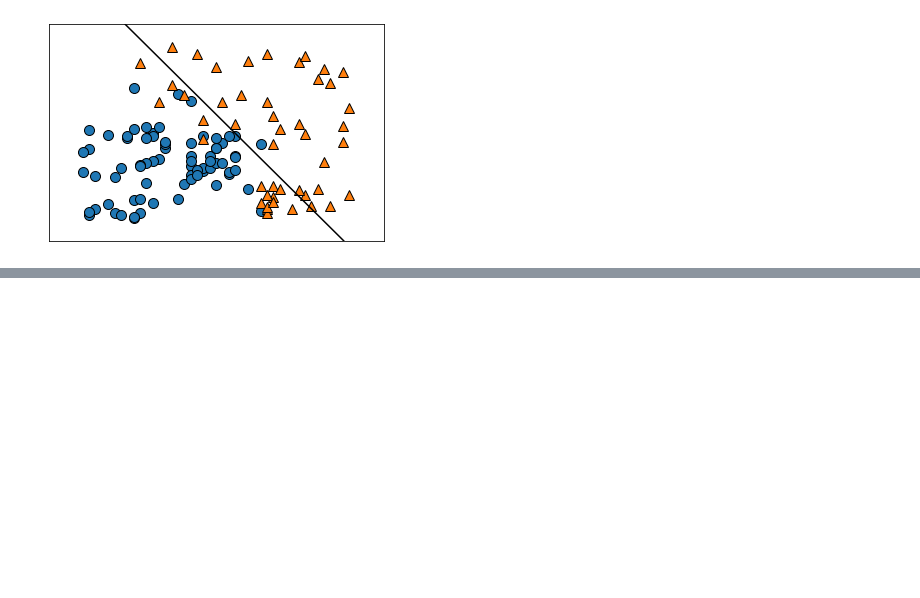
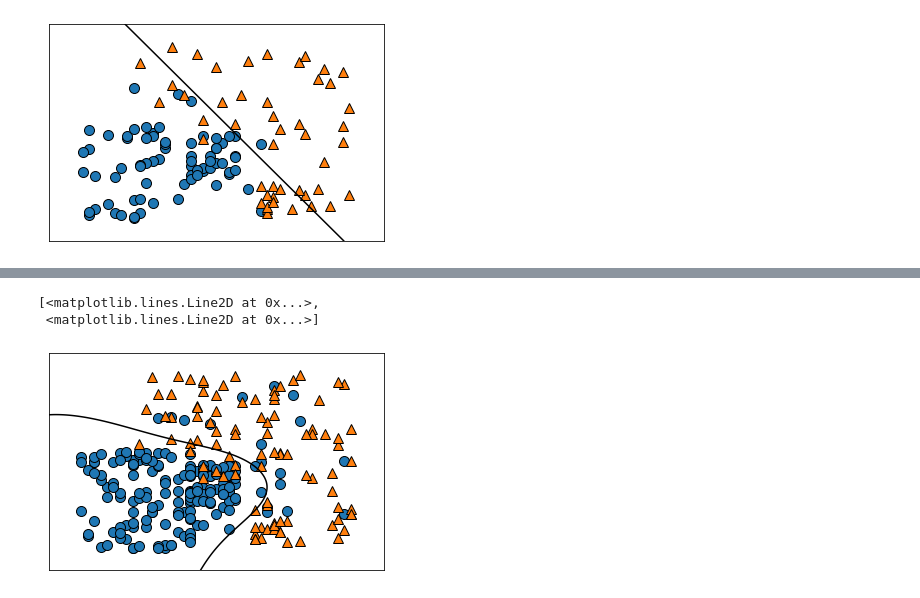
Before and after one commit to agucitri/DS-ONLINE-76, a Jupyter notebook: svm.ipynb, the cells around one changed output, grey strips where cells are left out. Saved outputs shown, nothing was run; the diff lists cells and outputs as text; code cells hidden in the pictures; blank space fills up the shorter version.

```diff
--- a/svm.ipynb
+++ b/svm.ipynb
@@ -176,3 +176,9 @@ mglearn.discrete_scatter(x1=X_test[:, 0], x2=X_test[:, 1], y=y_test)
 [<matplotlib.lines.Line2D at 0x...>,
  <matplotlib.lines.Line2D at 0x...>]
 [figure]
+# %%
+svm = SVC().fit(X_train, y_train)
+
+evaluation = ModelEvaluation(observed=y_test, predicted=svm.predict(X_test))
+evaluation.print_metrics()
+evaluation.confusion_matrix()
@@ -178,0 +195,7 @@ mglearn.discrete_scatter(x1=X_test[:, 0], x2=X_test[:, 1], y=y_test)
+# %%
+mglearn.plots.plot_2d_separator(classifier=svm, X=X_train)
+mglearn.discrete_scatter(x1=X_train[:, 0], x2=X_train[:, 1], y=y_train)
+# %% [output]
+[<matplotlib.lines.Line2D at 0x...>,
+ <matplotlib.lines.Line2D at 0x...>]
+[figure, added]
```
Also changed, not shown: parts of 2 cells of this notebook.
